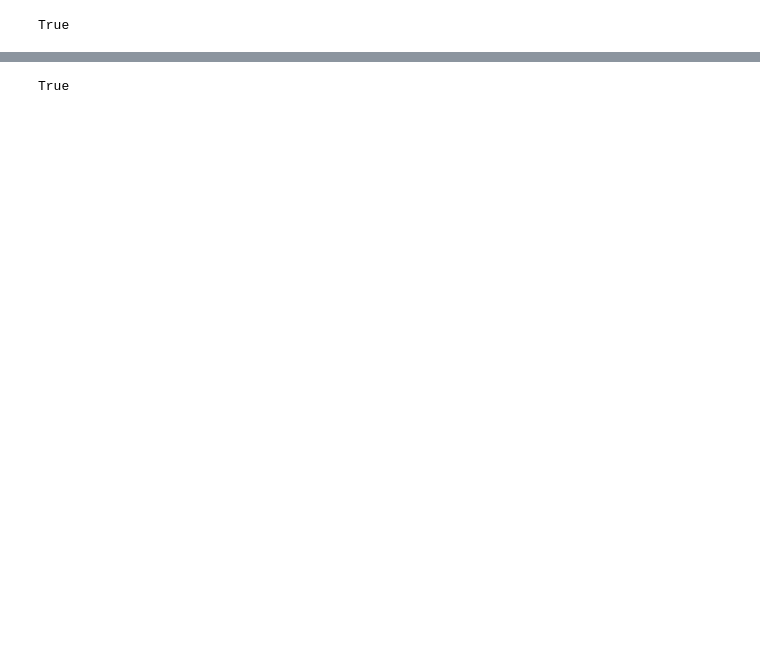
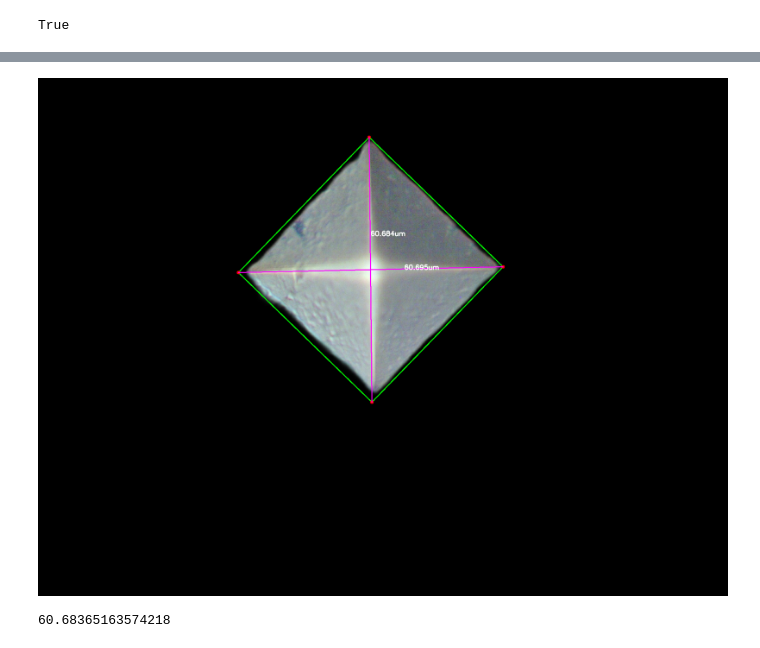
Before and after one commit to peremichka256/MLNotebooks, a Jupyter notebook: ImageProcessing/IMAGE_PROCESSING_Imprint.ipynb, the cells around one changed output, grey strips where cells are left out. Saved outputs shown, nothing was run; the diff lists cells and outputs as text; code cells hidden in the pictures; blank space fills up the shorter version.

```diff
--- a/ImageProcessing/IMAGE_PROCESSING_Imprint.ipynb
+++ b/ImageProcessing/IMAGE_PROCESSING_Imprint.ipynb
@@ -53,36 +72,85 @@ import imutils
 import cv2
 # %%
 # загрузка изображения и изменения цвета изображения на серый
-image = cv2.imread("/content/drive/MyDrive/images/rembg/2.png")
+image = cv2.imread("/content/drive/MyDrive/images/rembg/500_1(g f).jpg")
 
 # image = cv2.fastNlMeansDenoisingColored(image, None, 10, 10, 7, 21)
 #image = image * 2
 #cv2_imshow(image)
 gray = cv2.cvtColor(image, cv2.COLOR_BGR2GRAY)
 #gray = r
 gray = cv2.GaussianBlur(gray, (5, 5), 0)
 gray = cv2.blur(gray, (4, 4))
 gray = gray * 3
 # perform edge detection, then perform a dilation + erosion to
 # close gaps in between object edges
 edged = cv2.Canny(gray, 75, 75)
 edged = cv2.dilate(edged, None, iterations=2)
 # edged = cv2.erode(edged, None, iterations=1)
-cv2.imwrite("/content/drive/MyDrive/images/final/2_edg.png", edged)
 
+contours = imutils.grab_contours(cv2.findContours(edged.copy(), cv2.RETR_EXTERNAL, cv2.CHAIN_APPROX_SIMPLE))
+pixelsPerMetric = 0.0773 #масштаб в приложении 1:0,0773 мкм
 
-contours0, hierarchy = cv2.findContours(edged.copy(), cv2.RETR_TREE, cv2.CHAIN_APPROX_SIMPLE)
+def midpoint(ptA, ptB):
+	return ((ptA[0] + ptB[0]) * 0.5, (ptA[1] + ptB[1]) * 0.5)
 
-for cnt in contours0:
-  rect = cv2.minAreaRect(cnt) # пытаемся вписать прямоугольник
-  box = cv2.boxPoints(rect) # поиск четырех вершин прямоугольника
-  box = np.int0(box) # округление координат
-  # cv2.drawContours(image,[box],0,(255,0,0),2) # рисуем прямоугольник
-  area = int(rect[1][0]*rect[1][1]) # вычисление площади
-#500000 для 4.png
-#50000 для 2.png
-  if area > 50000:
-    cv2.drawContours(image,[box],0,(255,0,0),2) # рисуем прямоугольник
-cv2.imwrite("/content/drive/MyDrive/images/final/2.png", image)
+for c in contours:
+	# if the contour is not sufficiently large, ignore it
+	if cv2.contourArea(c) < 100:
+		continue
+	# compute the rotated bounding box of the contour
+	orig = image.copy()
+	box = cv2.minAreaRect(c)
+	box = cv2.cv.BoxPoints(box) if imutils.is_cv2() else cv2.boxPoints(box)
+	box = np.array(box, dtype="int")
+	# order the points in the contour such that they appear
+	# in top-left, top-right, bottom-right, and bottom-left
+	# order, then draw the outline of the rotated bounding
+	# box
+	box = perspective.order_points(box)
+	cv2.drawContours(orig, [box.astype("int")], -1, (0, 255, 0), 2)
+	# loop over the original points and draw them
+	for (x, y) in box:
+		cv2.circle(orig, (int(x), int(y)), 5, (0, 0, 255), -1)
+
+  # unpack the ordered bounding box, then compute the midpoint
+	# between the top-left and top-right coordinates, followed by
+	# the midpoint between bottom-left and bottom-right coordinates
+	(tl, tr, br, bl) = box
+	# draw the midpoints on the image
+	# draw lines between the midpoints
+	cv2.line(orig, (int(tl[0]), int(tl[1])), (int(br[0]), int(br[1])),
+		(255, 0, 255), 2)
+	cv2.line(orig, (int(tr[0]), int(tr[1])), (int(bl[0]), int(bl[1])),
+		(255, 0, 255), 2)
+
+ 	# compute the Euclidean distance between the midpoints
+	dA = dist.euclidean(tl, br)
+	dB = dist.euclidean(tr, bl)
+	# if the pixels per metric has not been initialized, then
+	# compute it as the ratio of pixels to supplied metric
+	# (in this case, inches)
+
+  # compute the size of the object
+	dimA = dA * pixelsPerMetric
+	dimB = dB * pixelsPerMetric
+	# draw the object sizes on the image
+  #Вычисляю середину диагонали для отрисовки
+	(tlbrX, tlbrY) = midpoint(tl, br)
+	(trblX, trblY) = midpoint(tr, bl)
+
+	cv2.putText(orig, "{:.3f}um".format(dimA),
+		(int(tlbrX), int(tlbrY - 100)), cv2.FONT_HERSHEY_SIMPLEX,
+		0.65, (255, 255, 255), 2)
+	cv2.putText(orig, "{:.3f}um".format(dimB),
+		(int(trblX + 100), int(trblY)), cv2.FONT_HERSHEY_SIMPLEX,
+		0.65, (255, 255, 255), 2)
+	# show the output image
+	cv2_imshow(orig)
+	cv2.waitKey(0)
 # %% [output]
-True
+[figure, added]
+# %%
+dimA
+# %% [output]
+60.68365163574218
```
Also changed, not shown: parts of 4 cells of this notebook, 14 other files.
